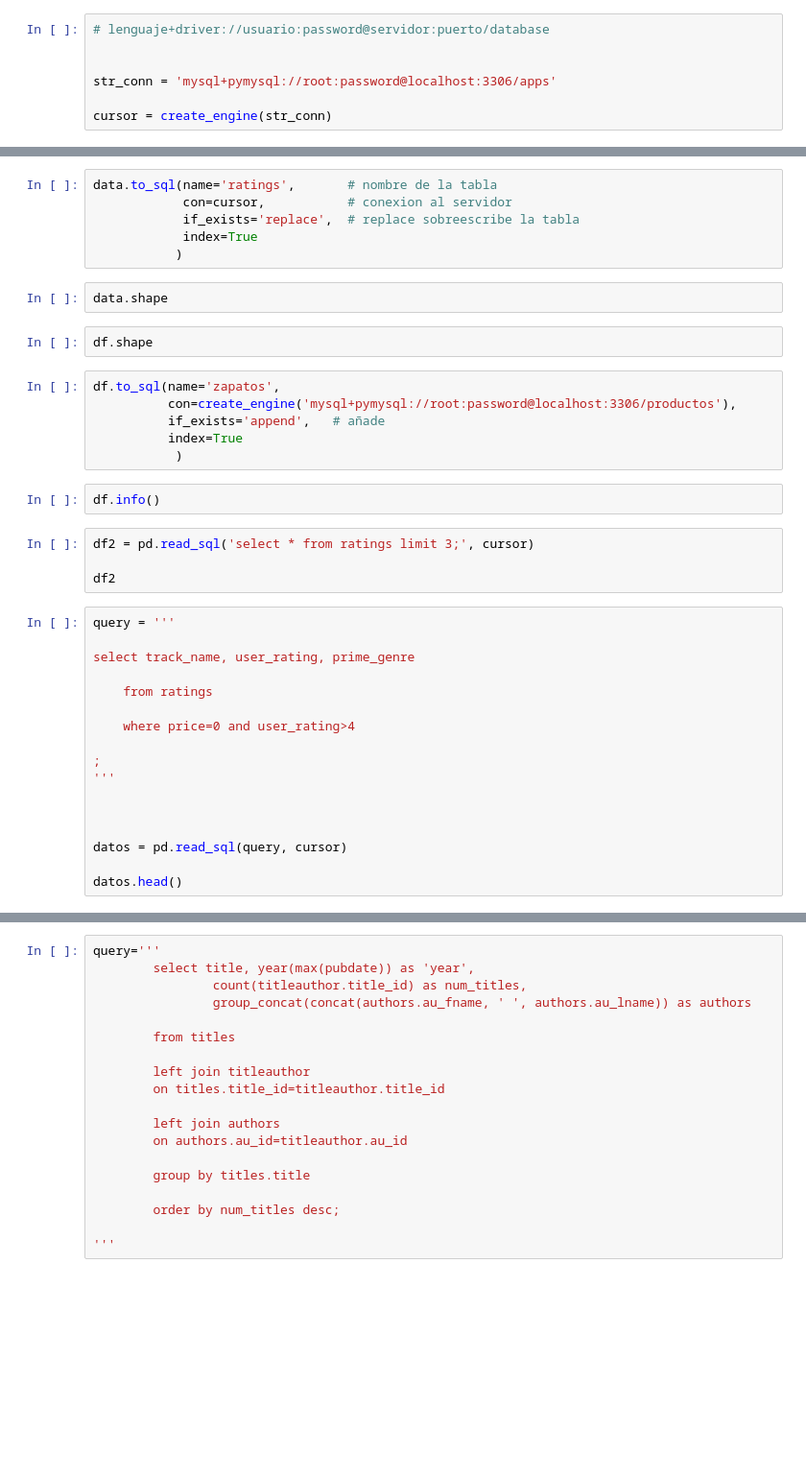
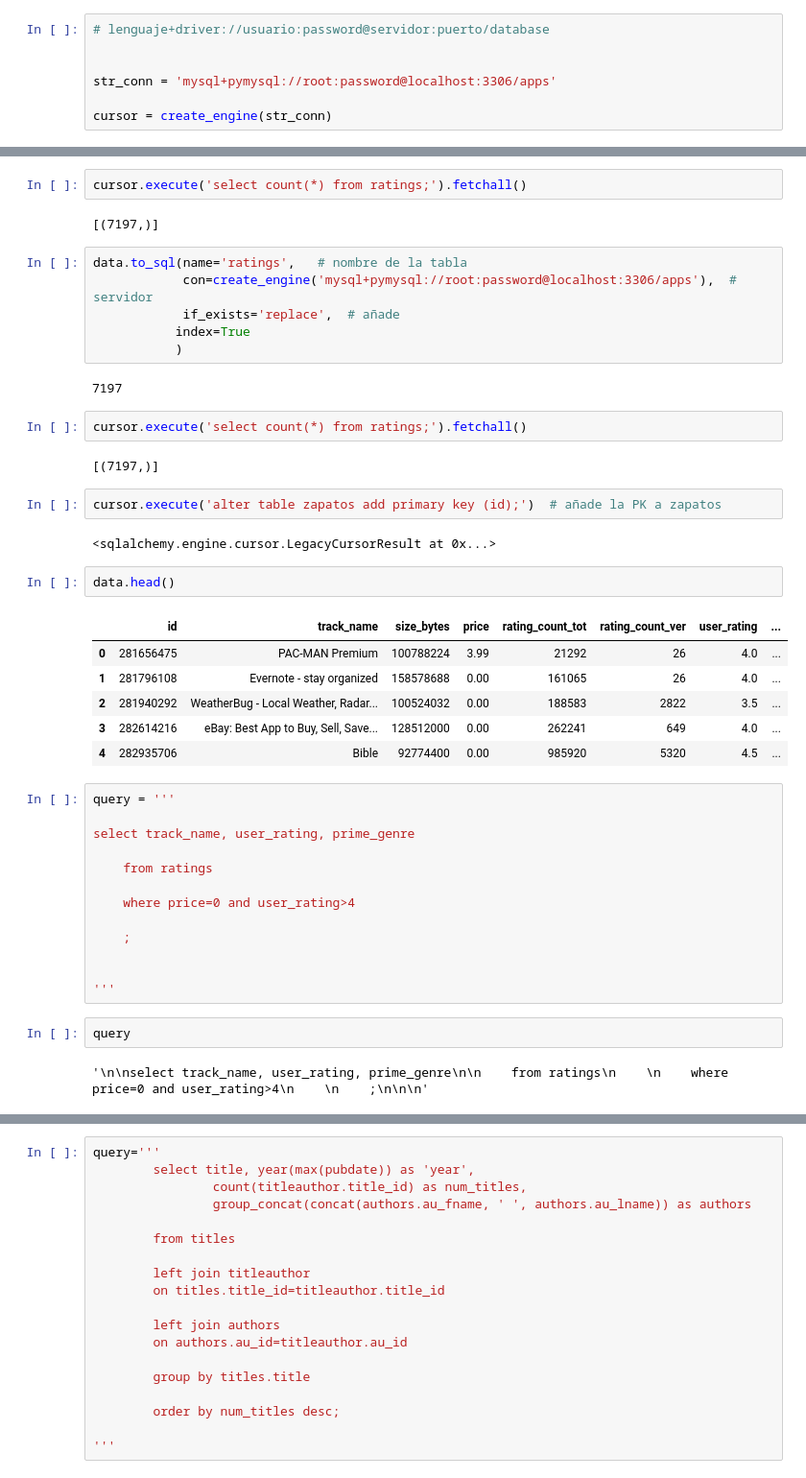
Before and after one commit to dataptmad0124/lessons, a Jupyter notebook: m2/3.1 - SQL en python.ipynb, the cells around one changed output, grey strips where cells are left out. Shown at 96% size. Drawn from its saved outputs; the diff is of its cells as text; blank space fills up the shorter version.

```diff
--- a/m2/3.1 - SQL en python.ipynb
+++ b/m2/3.1 - SQL en python.ipynb
@@ -203,25 +242,32 @@ data.head()
+# %%
+cursor.execute('select count(*) from ratings;').fetchall()
+# %% [output]
+[(7197,)]
 # %%
-data.to_sql(name='ratings',       # nombre de la tabla
-            con=cursor,           # conexion al servidor
-            if_exists='replace',  # replace sobreescribe la tabla
-            index=True
+data.to_sql(name='ratings',   # nombre de la tabla
+            con=create_engine('mysql+pymysql://root:password@localhost:3306/apps'),  # servidor
+            if_exists='replace',  # añade
+           index=True
            )
+# %% [output]
+7197
+# %%
+cursor.execute('select count(*) from ratings;').fetchall()
+# %% [output]
+[(7197,)]
+# %%
+cursor.execute('alter table zapatos add primary key (id);')  # añade la PK a zapatos
+# %% [output]
+<sqlalchemy.engine.cursor.LegacyCursorResult at 0x...>
 # %%
-data.shape
+data.head()
+# %% [output]
+|  | id | track_name | size_bytes | price | rating_count_tot | rating_count_ver | user_rating | ... |
+| 0 | 281656475 | PAC-MAN Premium | 100788224 | 3.99 | 21292 | 26 | 4.0 | ... |
+| 1 | 281796108 | Evernote - stay organized | 158578688 | 0.00 | 161065 | 26 | 4.0 | ... |
+| 2 | 281940292 | WeatherBug - Local Weather, Radar... | 100524032 | 0.00 | 188583 | 2822 | 3.5 | ... |
+| 3 | 282614216 | eBay: Best App to Buy, Sell, Save... | 128512000 | 0.00 | 262241 | 649 | 4.0 | ... |
+| 4 | 282935706 | Bible | 92774400 | 0.00 | 985920 | 5320 | 4.5 | ... |
-# %%
-df.shape
-# %%
-df.to_sql(name='zapatos',
-          con=create_engine('mysql+pymysql://root:password@localhost:3306/productos'),
-          if_exists='append',   # añade
-          index=True
-           )
-# %%
-df.info()
-# %%
-df2 = pd.read_sql('select * from ratings limit 3;', cursor)
-
-df2
 # %%
 query = '''
 
@@ -231,11 +277,11 @@ select track_name, user_rating, prime_genre
 
     where price=0 and user_rating>4
 
-;
-'''
+    ;
 
 
-
-datos = pd.read_sql(query, cursor)
-
-datos.head()
+'''
+# %%
+query
+# %% [output]
+'\n\nselect track_name, user_rating, prime_genre\n\n    from ratings\n    \n    where price=0 and user_rating>4\n    \n    ;\n\n\n'
```
Also changed, not shown: parts of 68 cells of this notebook, 3 other files.
